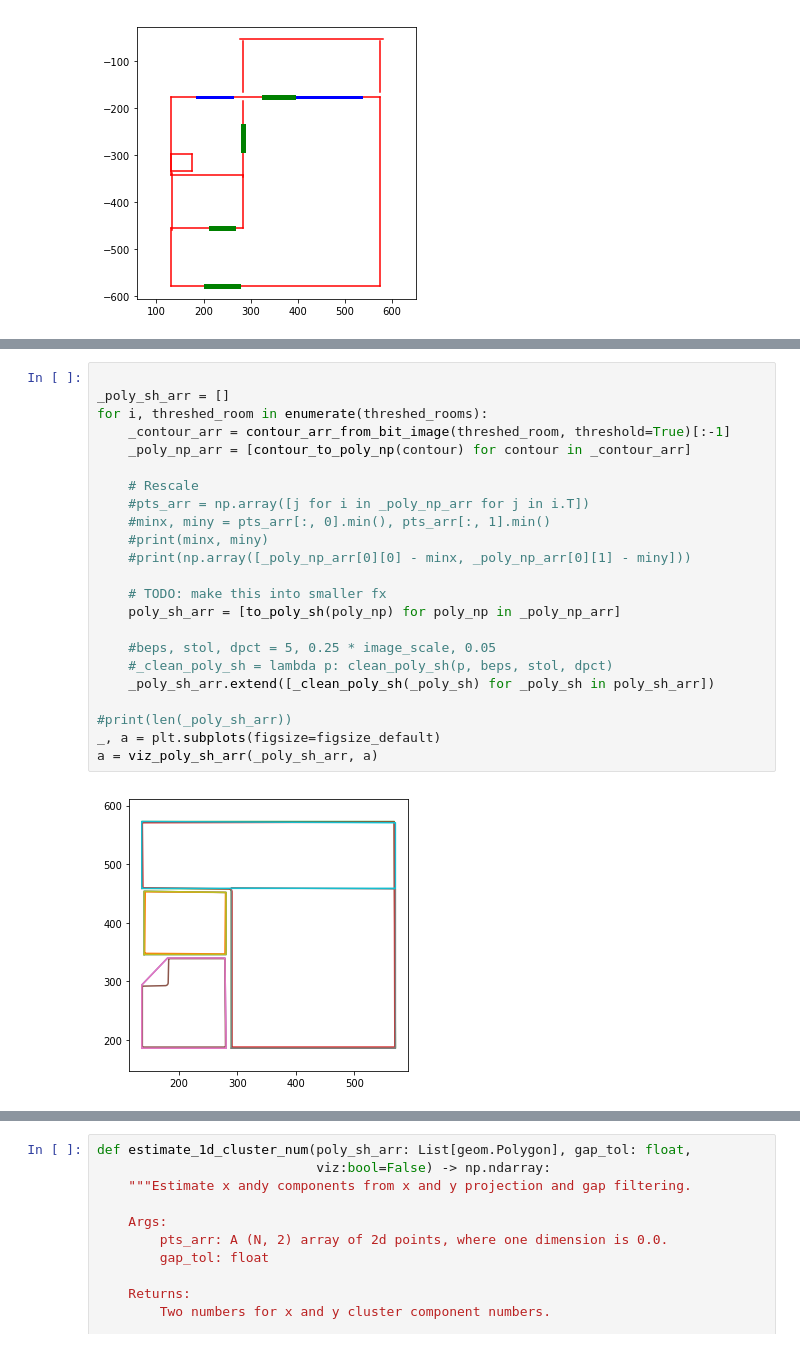
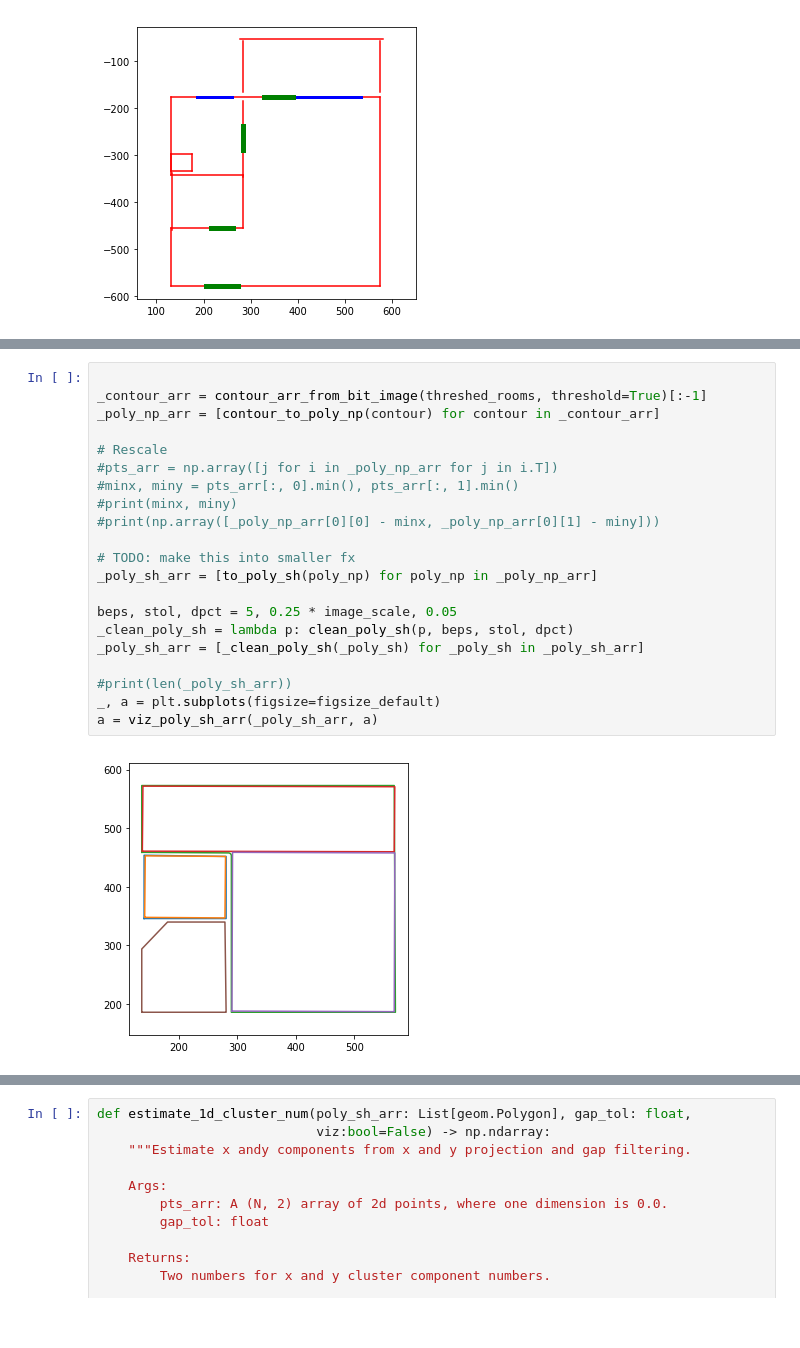
Before and after one commit to saeranv/CubiCasa5k, a Jupyter notebook: floorplan_bem/floorplan_bem.ipynb, the cells around one changed output, grey strips where cells are left out. Saved outputs shown, nothing was run; the diff lists cells and outputs as text.

```diff
--- a/floorplan_bem/floorplan_bem.ipynb
+++ b/floorplan_bem/floorplan_bem.ipynb
@@ -457,25 +434,23 @@ for i, rm_class in enumerate(np.unique(_rooms)):
 # %%
 
-_poly_sh_arr = []
-for i, threshed_room in enumerate(threshed_rooms):
-    _contour_arr = contour_arr_from_bit_image(threshed_room, threshold=True)[:-1]
-    _poly_np_arr = [contour_to_poly_np(contour) for contour in _contour_arr]
+_contour_arr = contour_arr_from_bit_image(threshed_rooms, threshold=True)[:-1]
+_poly_np_arr = [contour_to_poly_np(contour) for contour in _contour_arr]
 
-    # Rescale
-    #pts_arr = np.array([j for i in _poly_np_arr for j in i.T])
-    #minx, miny = pts_arr[:, 0].min(), pts_arr[:, 1].min()
-    #print(minx, miny)
-    #print(np.array([_poly_np_arr[0][0] - minx, _poly_np_arr[0][1] - miny]))
+# Rescale
+#pts_arr = np.array([j for i in _poly_np_arr for j in i.T])
+#minx, miny = pts_arr[:, 0].min(), pts_arr[:, 1].min()
+#print(minx, miny)
+#print(np.array([_poly_np_arr[0][0] - minx, _poly_np_arr[0][1] - miny]))
 
-    # TODO: make this into smaller fx
-    poly_sh_arr = [to_poly_sh(poly_np) for poly_np in _poly_np_arr]
+# TODO: make this into smaller fx
+_poly_sh_arr = [to_poly_sh(poly_np) for poly_np in _poly_np_arr]
 
-    #beps, stol, dpct = 5, 0.25 * image_scale, 0.05
-    #_clean_poly_sh = lambda p: clean_poly_sh(p, beps, stol, dpct)
-    _poly_sh_arr.extend([_clean_poly_sh(_poly_sh) for _poly_sh in poly_sh_arr])
+beps, stol, dpct = 5, 0.25 * image_scale, 0.05
+_clean_poly_sh = lambda p: clean_poly_sh(p, beps, stol, dpct)
+_poly_sh_arr = [_clean_poly_sh(_poly_sh) for _poly_sh in _poly_sh_arr]
 
 #print(len(_poly_sh_arr))
 _, a = plt.subplots(figsize=figsize_default)
 a = viz_poly_sh_arr(_poly_sh_arr, a)
 # %% [output]
-[figure, old version]
+[figure, new version]
```
Also changed, not shown: parts of 5 cells of this notebook.
